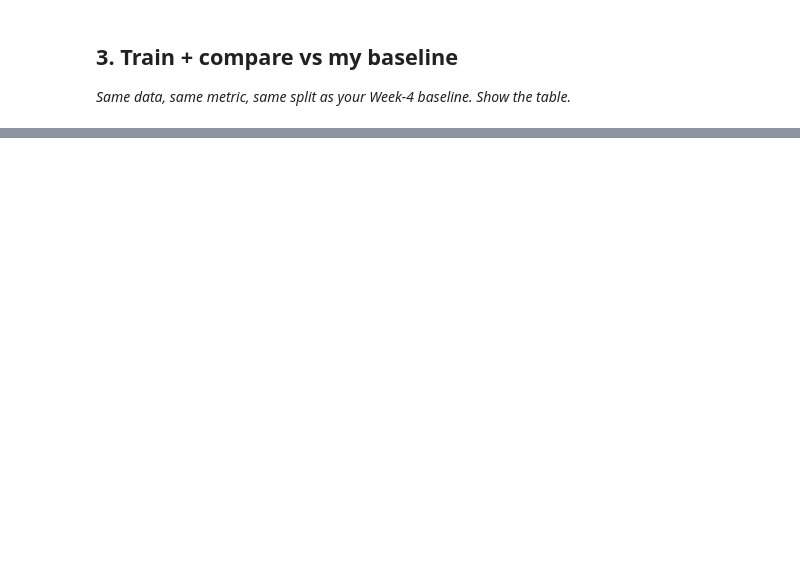
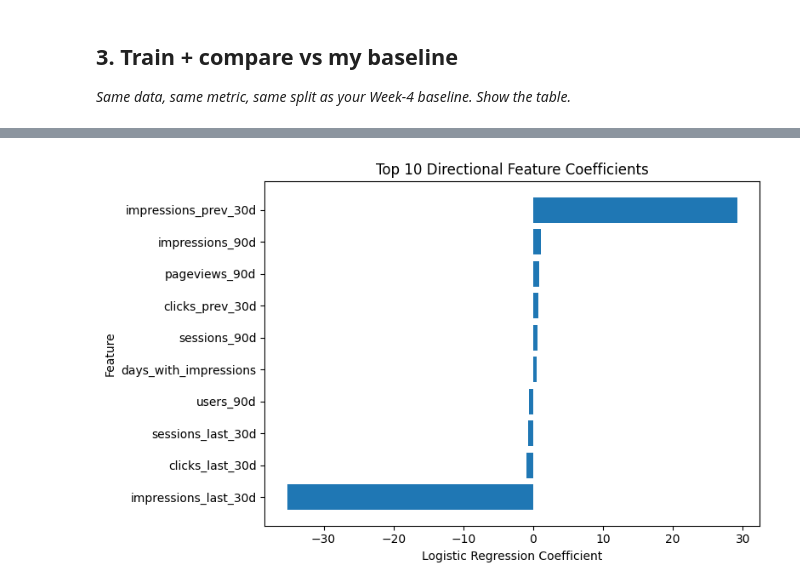
Before and after one commit to kavanaaykavna/1stmlassignment, a Jupyter notebook: work/notebooks/w05_model.ipynb, the cells around one changed output, grey strips where cells are left out. Cells and saved outputs as stored; diff of their text form; code cells hidden in the pictures; blank space fills up the shorter version.

```diff
--- a/work/notebooks/w05_model.ipynb
+++ b/work/notebooks/w05_model.ipynb
@@ -20,0 +121,6 @@ This skeleton is yours to fill. Work the sections **in order** — each one has
+# %%
+X = df[numeric_features]
+y = df["is_declining_label"]
+
+print("Features:", X.shape)
+print("Target:", y.shape)
@@ -24,0 +442,22 @@ This skeleton is yours to fill. Work the sections **in order** — each one has
+# %%
+# Inspect Logistic Regression coefficients
+
+feature_names = numeric_features
+
+coefficients = logistic_model.named_steps["model"].coef_[0]
+
+feature_importance = pd.DataFrame({
+    "feature": feature_names,
+    "coefficient": coefficients
+})
+
+feature_importance["abs_coefficient"] = (
+    feature_importance["coefficient"].abs()
+)
+
+feature_importance = feature_importance.sort_values(
+    "abs_coefficient",
+    ascending=False
+)
+
+feature_importance.head(10)
@@ -24,0 +484,17 @@ This skeleton is yours to fill. Work the sections **in order** — each one has
+# %%
+import matplotlib.pyplot as plt
+
+top_features = feature_importance.head(10).sort_values("coefficient")
+
+plt.figure(figsize=(8, 5))
+plt.barh(
+    top_features["feature"],
+    top_features["coefficient"]
+)
+plt.xlabel("Logistic Regression Coefficient")
+plt.ylabel("Feature")
+plt.title("Top 10 Directional Feature Coefficients")
+plt.tight_layout()
+plt.show()
+# %% [output]
+[figure, added]
```
Also changed, not shown: parts of 29 cells of this notebook.
